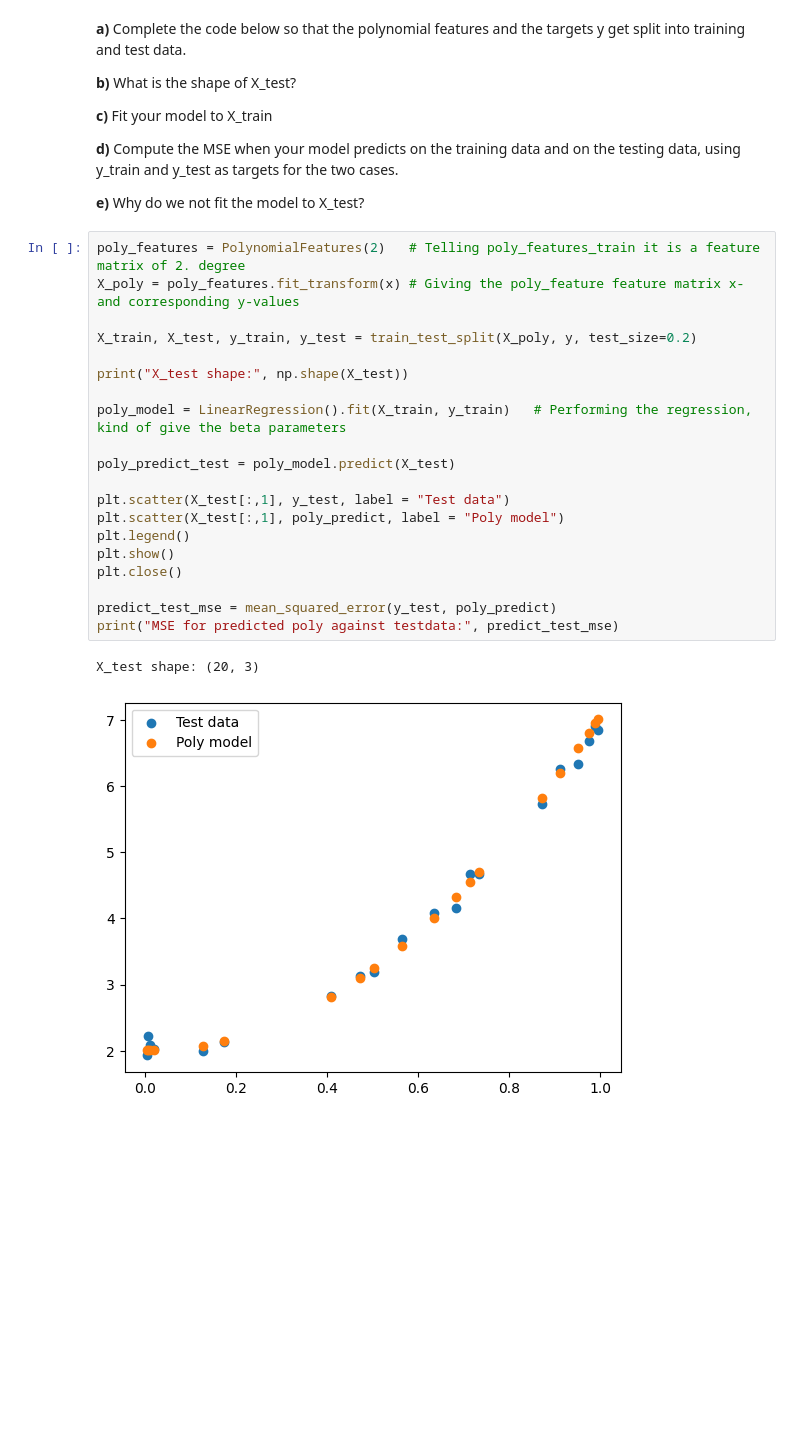
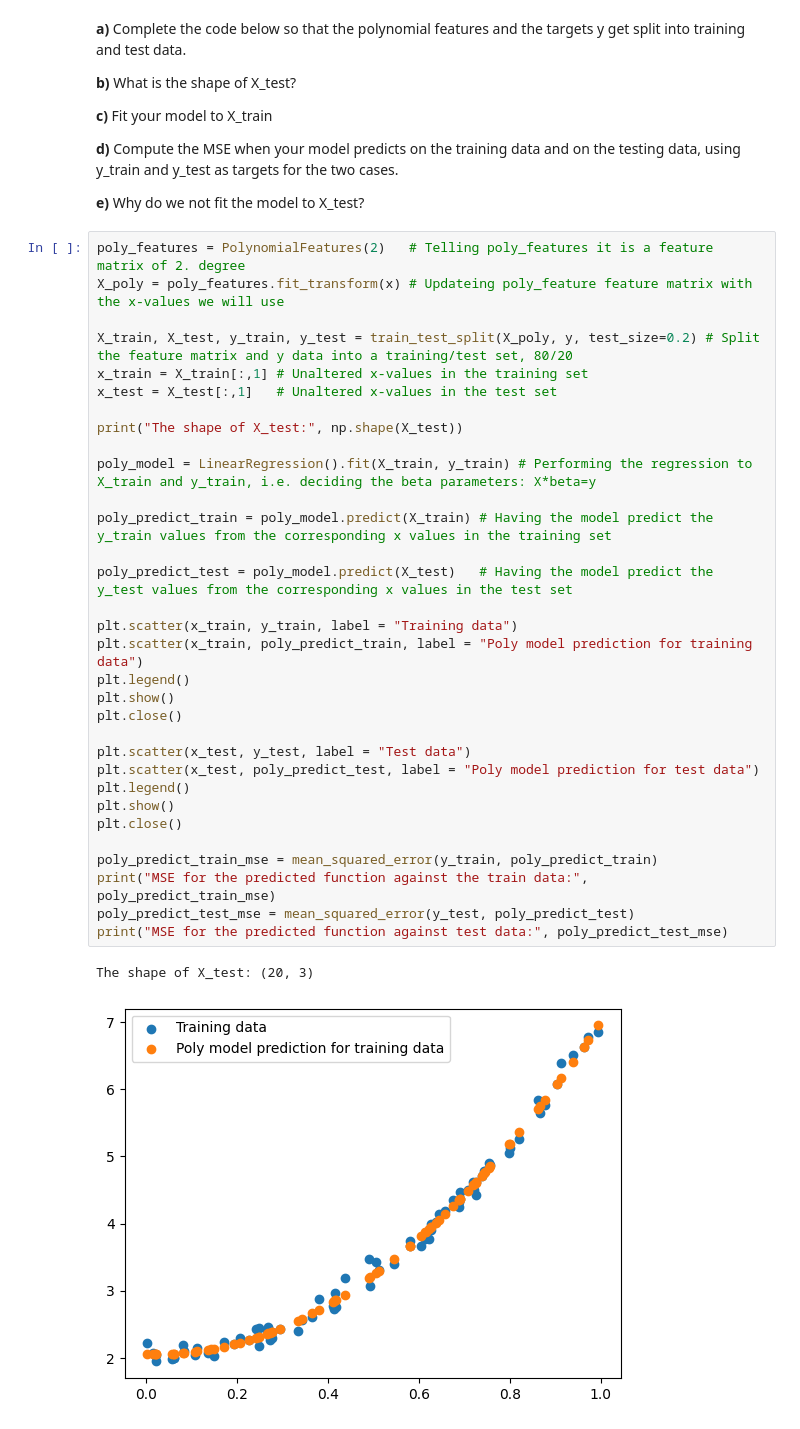
Before and after one commit to johnmagj/FYS-STK4155, a Jupyter notebook: exercise_instructions_week_34.ipynb, the cells around one changed output. Cells and saved outputs as stored; diff of their text form; blank space fills up the shorter version.

```diff
--- a/exercise_instructions_week_34.ipynb
+++ b/exercise_instructions_week_34.ipynb
@@ -157,25 +157,37 @@ from sklearn.model_selection import train_test_split
 
 **e)** Why do we not fit the model to X_test?
 # %%
-poly_features = PolynomialFeatures(2)   # Telling poly_features_train it is a feature matrix of 2. degree
-X_poly = poly_features.fit_transform(x) # Giving the poly_feature feature matrix x- and corresponding y-values
+poly_features = PolynomialFeatures(2)   # Telling poly_features it is a feature matrix of 2. degree
+X_poly = poly_features.fit_transform(x) # Updateing poly_feature feature matrix with the x-values we will use
 
-X_train, X_test, y_train, y_test = train_test_split(X_poly, y, test_size=0.2)
+X_train, X_test, y_train, y_test = train_test_split(X_poly, y, test_size=0.2) # Split the feature matrix and y data into a training/test set, 80/20
+x_train = X_train[:,1] # Unaltered x-values in the training set
+x_test = X_test[:,1]   # Unaltered x-values in the test set
 
-print("X_test shape:", np.shape(X_test))
+print("The shape of X_test:", np.shape(X_test))
 
-poly_model = LinearRegression().fit(X_train, y_train)   # Performing the regression, kind of give the beta parameters
+poly_model = LinearRegression().fit(X_train, y_train) # Performing the regression to X_train and y_train, i.e. deciding the beta parameters: X*beta=y
 
-poly_predict_test = poly_model.predict(X_test)
+poly_predict_train = poly_model.predict(X_train) # Having the model predict the y_train values from the corresponding x values in the training set
 
-plt.scatter(X_test[:,1], y_test, label = "Test data")
-plt.scatter(X_test[:,1], poly_predict, label = "Poly model")
+poly_predict_test = poly_model.predict(X_test)   # Having the model predict the y_test values from the corresponding x values in the test set
+
+plt.scatter(x_train, y_train, label = "Training data")
+plt.scatter(x_train, poly_predict_train, label = "Poly model prediction for training data")
 plt.legend()
 plt.show()
 plt.close()
 
-predict_test_mse = mean_squared_error(y_test, poly_predict)
-print("MSE for predicted poly against testdata:", predict_test_mse)
+plt.scatter(x_test, y_test, label = "Test data")
+plt.scatter(x_test, poly_predict_test, label = "Poly model prediction for test data")
+plt.legend()
+plt.show()
+plt.close()
+
+poly_predict_train_mse = mean_squared_error(y_train, poly_predict_train)
+print("MSE for the predicted function against the train data:", poly_predict_train_mse)
+poly_predict_test_mse = mean_squared_error(y_test, poly_predict_test)
+print("MSE for the predicted function against test data:", poly_predict_test_mse)
 # %% [output]
-X_test shape: (20, 3)
+The shape of X_test: (20, 3)
-[figure, old version]
+[figure, new version]
```
Also changed, not shown: parts of 6 cells of this notebook.
